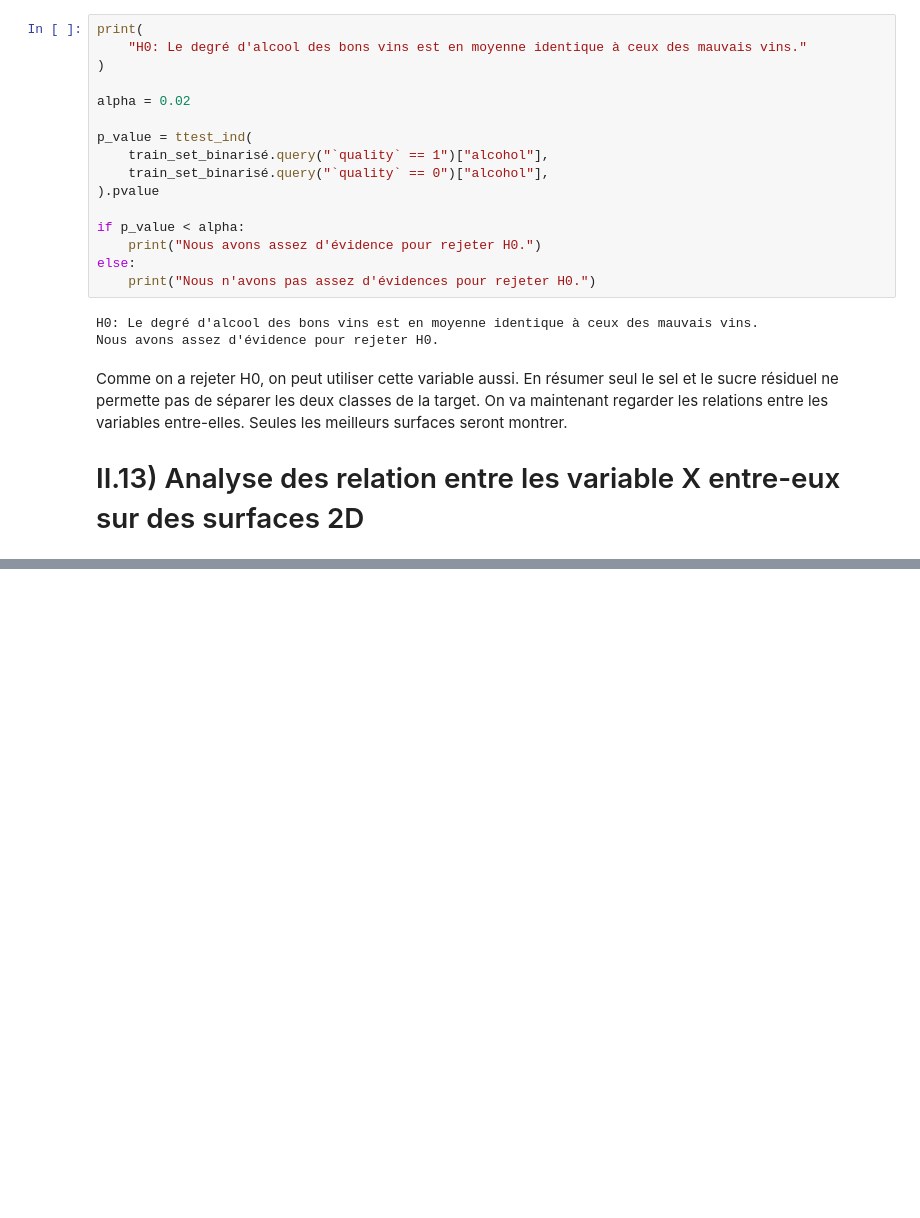
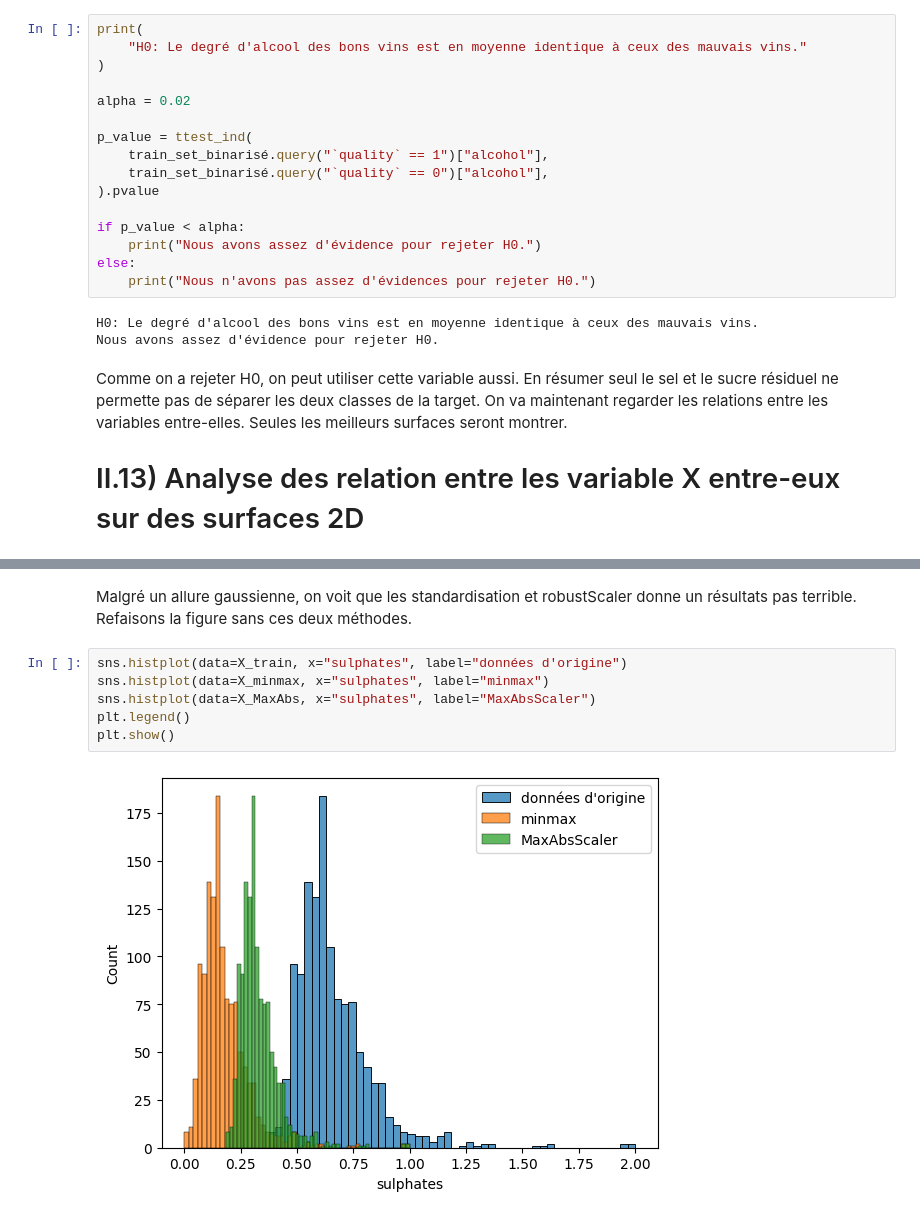
Before and after one commit to fmazur57u/WineQualityPrediction, a Jupyter notebook: winePrediction.ipynb, the cells around one changed output, grey strips where cells are left out. Drawn from its saved outputs; the diff is of its cells as text; blank space fills up the shorter version.

```diff
--- a/winePrediction.ipynb
+++ b/winePrediction.ipynb
@@ -913,0 +980,10 @@ model_1 = make_pipeline(
+# %% [markdown]
+Malgré un allure gaussienne, on voit que les standardisation et robustScaler donne un résultats pas terrible. Refaisons la figure sans ces deux méthodes.
+# %%
+sns.histplot(data=X_train, x="sulphates", label="données d'origine")
+sns.histplot(data=X_minmax, x="sulphates", label="minmax")
+sns.histplot(data=X_MaxAbs, x="sulphates", label="MaxAbsScaler")
+plt.legend()
+plt.show()
+# %% [output]
+[figure, added]
```
Also changed, not shown: parts of 24 cells of this notebook.
